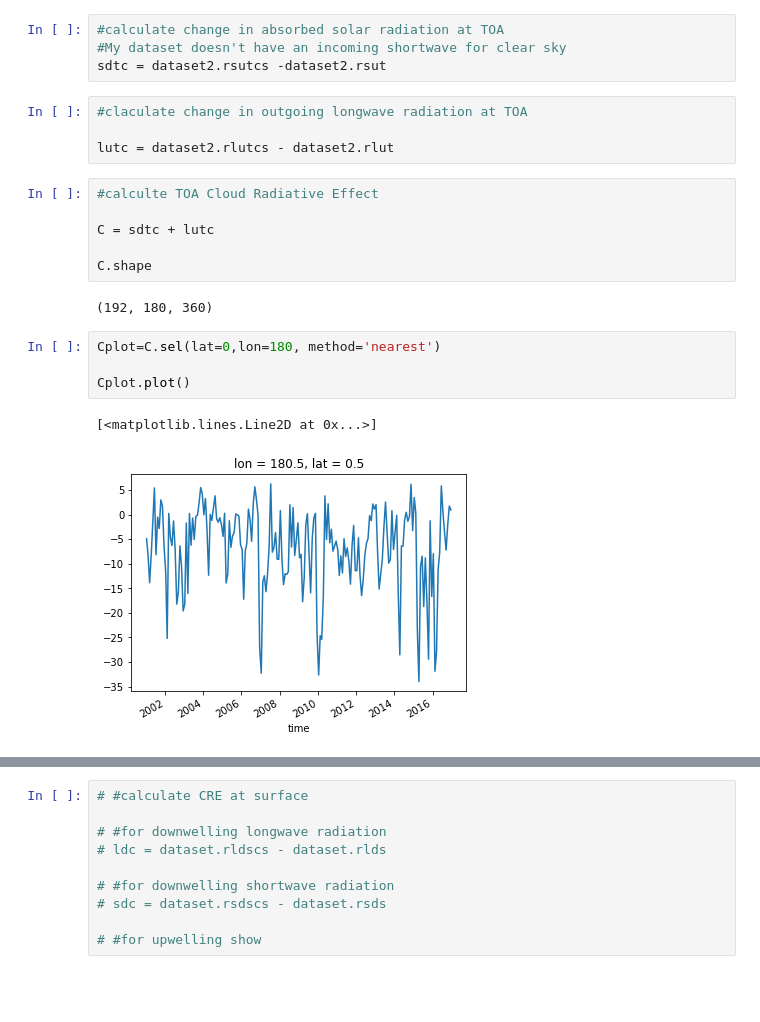
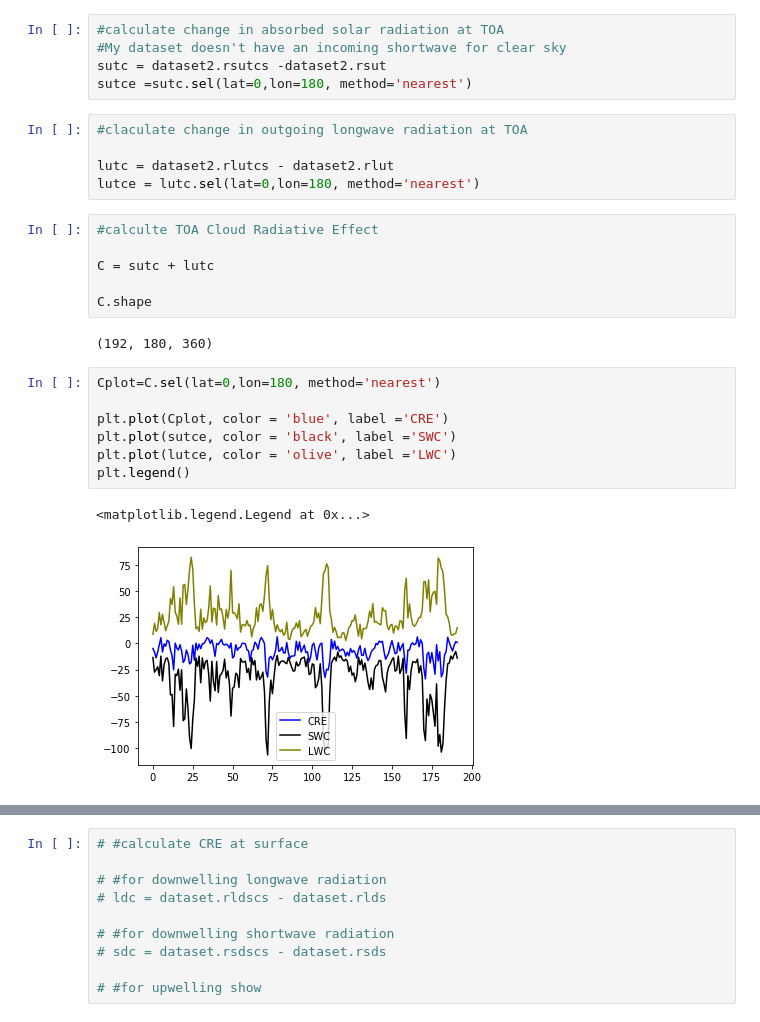
Before and after one commit to sisams/MPO624-2020, a Jupyter notebook: Course_Modules_Topics_Notebooks/2020 students modeling assignment/SisamSimplemodels_COVID_and_student_projects.ipynb, the cells around one changed output, grey strips where cells are left out. Cells and saved outputs as stored; diff of their text form; blank space fills up the shorter version.

```diff
--- a/Course_Modules_Topics_Notebooks/2020 students modeling assignment/SisamSimplemodels_COVID_and_student_projects.ipynb
+++ b/Course_Modules_Topics_Notebooks/2020 students modeling assignment/SisamSimplemodels_COVID_and_student_projects.ipynb
@@ -350,15 +350,17 @@ $C = SW_{UP,clear} - SW_{UP,total} + LW_{UP,clear} - LW_{UP,total}$
 # %%
 #calculate change in absorbed solar radiation at TOA
 #My dataset doesn't have an incoming shortwave for clear sky
-sdtc = dataset2.rsutcs -dataset2.rsut
+sutc = dataset2.rsutcs -dataset2.rsut
+sutce =sutc.sel(lat=0,lon=180, method='nearest')
 # %%
 #claculate change in outgoing longwave radiation at TOA
 
 lutc = dataset2.rlutcs - dataset2.rlut
+lutce = lutc.sel(lat=0,lon=180, method='nearest')
 # %%
 #calculte TOA Cloud Radiative Effect
 
-C = sdtc + lutc
+C = sutc + lutc
 
 C.shape
 # %% [output]
@@ -366,7 +368,10 @@ C.shape
 # %%
 Cplot=C.sel(lat=0,lon=180, method='nearest')
 
-Cplot.plot()
+plt.plot(Cplot, color = 'blue', label ='CRE')
+plt.plot(sutce, color = 'black', label ='SWC')
+plt.plot(lutce, color = 'olive', label ='LWC')
+plt.legend()
 # %% [output]
-[<matplotlib.lines.Line2D at 0x...>]
+<matplotlib.legend.Legend at 0x...>
-[figure, old version]
+[figure, new version]
```
Also changed, not shown: parts of 3 cells of this notebook.
